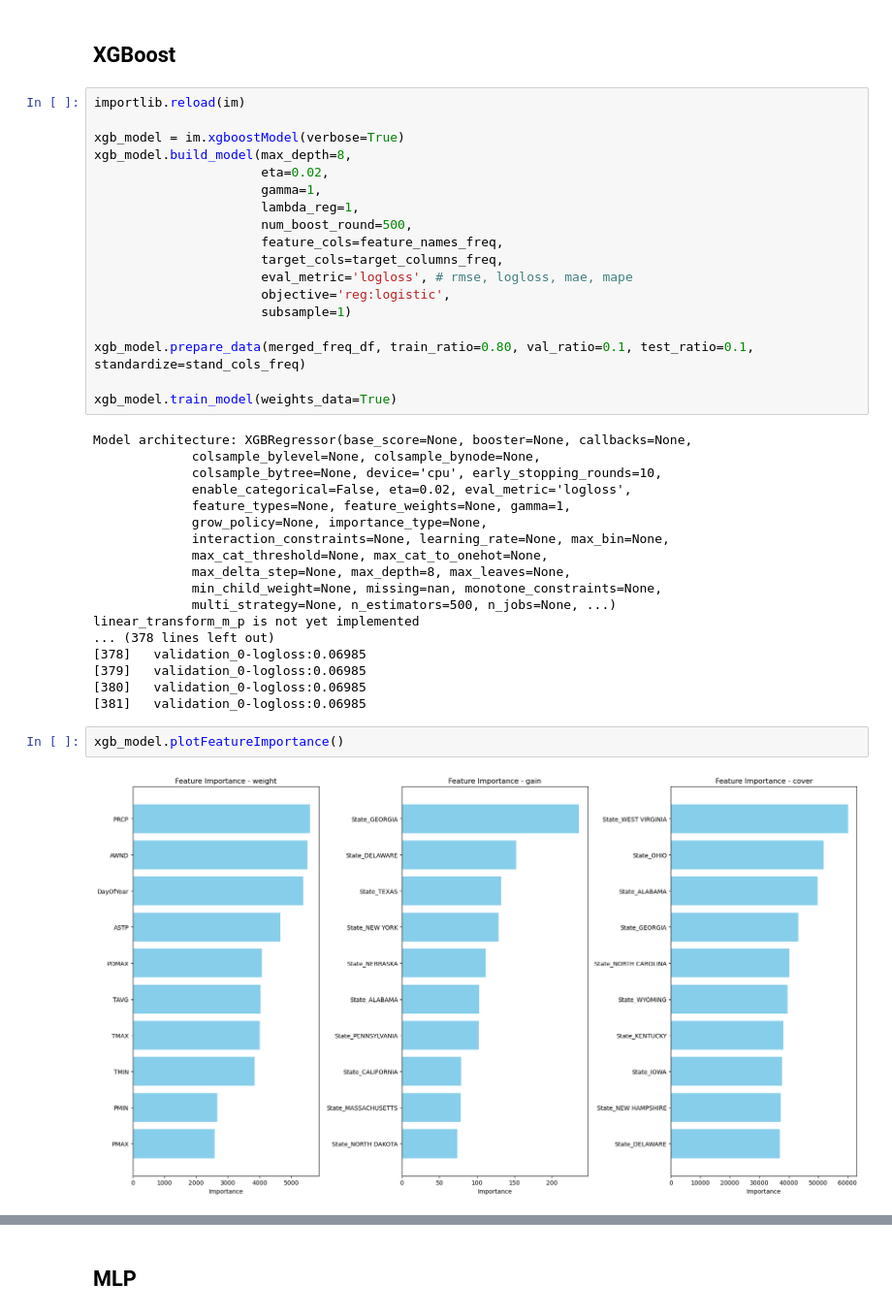
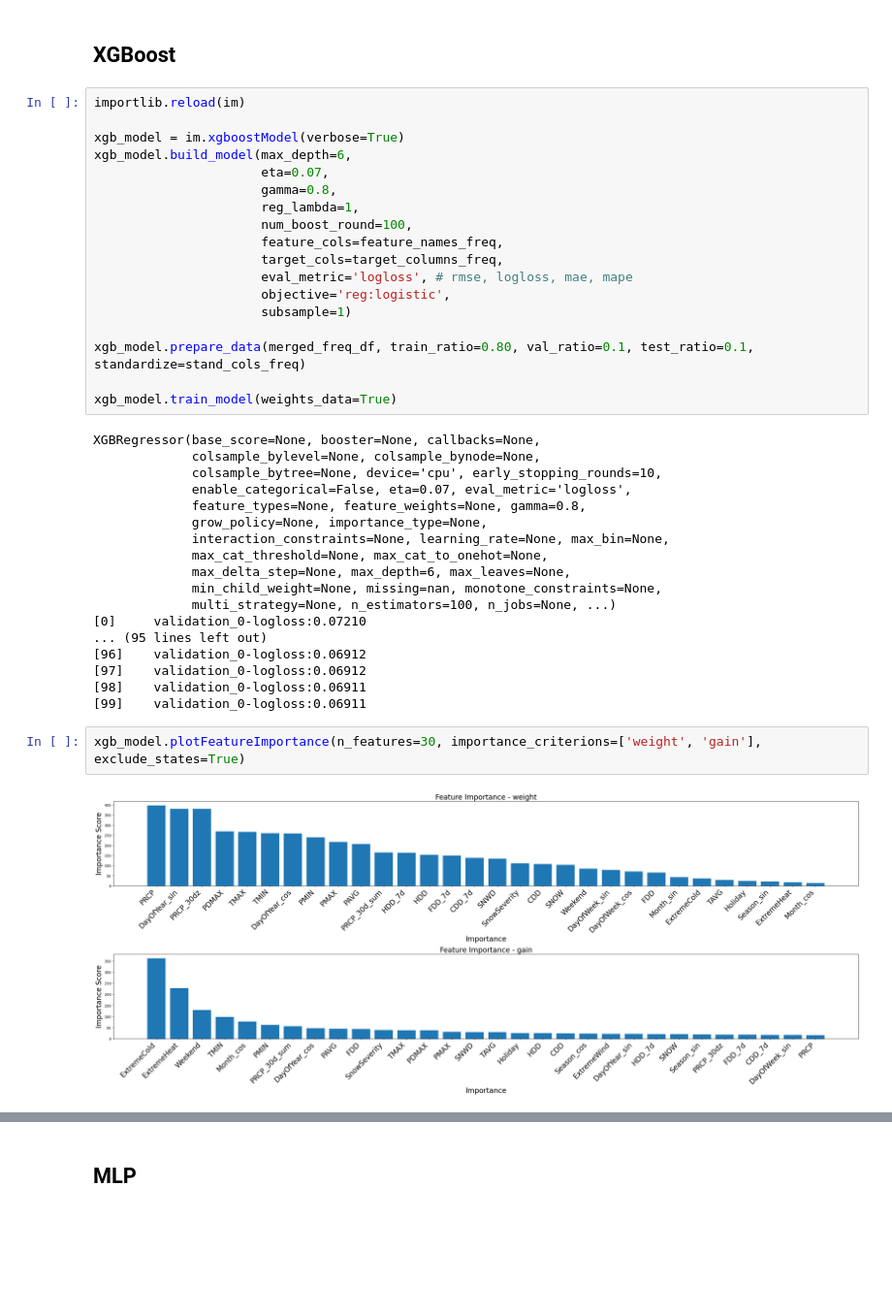
Before and after one commit to malo-lahogue/Generator-outage-probability, a Jupyter notebook: Notebooks/inference.ipynb, the cells around one changed output, grey strips where cells are left out. Shown at 97% size. Saved outputs shown, nothing was run; the diff lists cells and outputs as text; blank space fills up the shorter version.

```diff
--- a/Notebooks/inference.ipynb
+++ b/Notebooks/inference.ipynb
@@ -160,11 +150,11 @@ np.float64(0.05367191610288248)
 importlib.reload(im)
 
 xgb_model = im.xgboostModel(verbose=True)
-xgb_model.build_model(max_depth=8,
-                      eta=0.02,
-                      gamma=1,
-                      lambda_reg=1,
-                      num_boost_round=500,
+xgb_model.build_model(max_depth=6,
+                      eta=0.07,
+                      gamma=0.8,
+                      reg_lambda=1,
+                      num_boost_round=100,
                       feature_cols=feature_names_freq,
                       target_cols=target_columns_freq,
                       eval_metric='logloss', # rmse, logloss, mae, mape
@@ -175,27 +165,27 @@ xgb_model.prepare_data(merged_freq_df, train_ratio=0.80, val_ratio=0.1, test_rat
 
 xgb_model.train_model(weights_data=True)
 # %% [output]
-Model architecture: XGBRegressor(base_score=None, booster=None, callbacks=None,
+XGBRegressor(base_score=None, booster=None, callbacks=None,
              colsample_bylevel=None, colsample_bynode=None,
              colsample_bytree=None, device='cpu', early_stopping_rounds=10,
-             enable_categorical=False, eta=0.02, eval_metric='logloss',
-             feature_types=None, feature_weights=None, gamma=1,
+             enable_categorical=False, eta=0.07, eval_metric='logloss',
+             feature_types=None, feature_weights=None, gamma=0.8,
              grow_policy=None, importance_type=None,
              interaction_constraints=None, learning_rate=None, max_bin=None,
              max_cat_threshold=None, max_cat_to_onehot=None,
-             max_delta_step=None, max_depth=8, max_leaves=None,
+             max_delta_step=None, max_depth=6, max_leaves=None,
              min_child_weight=None, missing=nan, monotone_constraints=None,
-             multi_strategy=None, n_estimators=500, n_jobs=None, ...)
-linear_transform_m_p is not yet implemented
-... (378 lines left out)
-[378]   validation_0-logloss:0.06985
-[379]   validation_0-logloss:0.06985
-[380]   validation_0-logloss:0.06985
-[381]   validation_0-logloss:0.06985
+             multi_strategy=None, n_estimators=100, n_jobs=None, ...)
+[0]     validation_0-logloss:0.07210
+... (95 lines left out)
+[96]    validation_0-logloss:0.06912
+[97]    validation_0-logloss:0.06912
+[98]    validation_0-logloss:0.06911
+[99]    validation_0-logloss:0.06911
 # %%
-xgb_model.plotFeatureImportance()
+xgb_model.plotFeatureImportance(n_features=30, importance_criterions=['weight', 'gain'], exclude_states=True)
 # %% [output]
-[figure, old version]
+[figure, new version]
 # %%
 xgb_model.test_data
 # %% [output]
```
Also changed, not shown: parts of 16 cells of this notebook, 7 other files.
